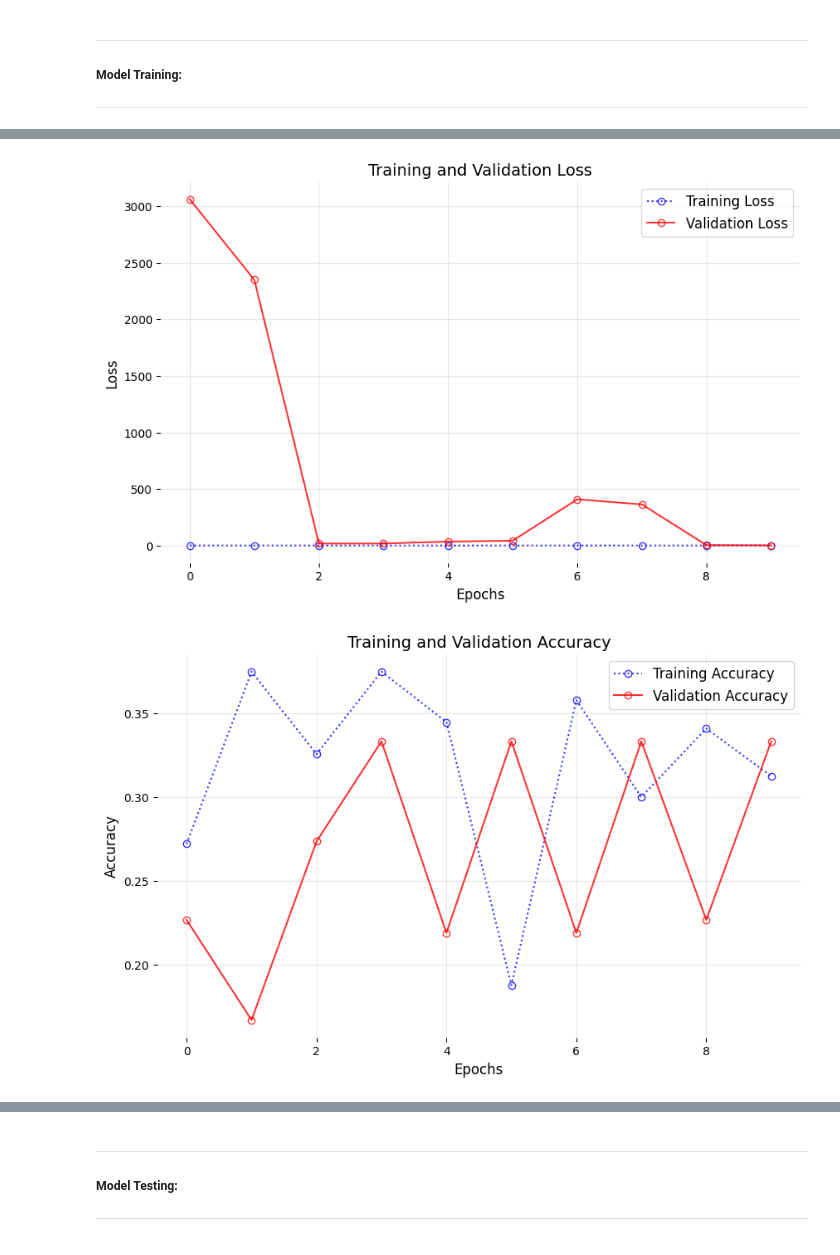
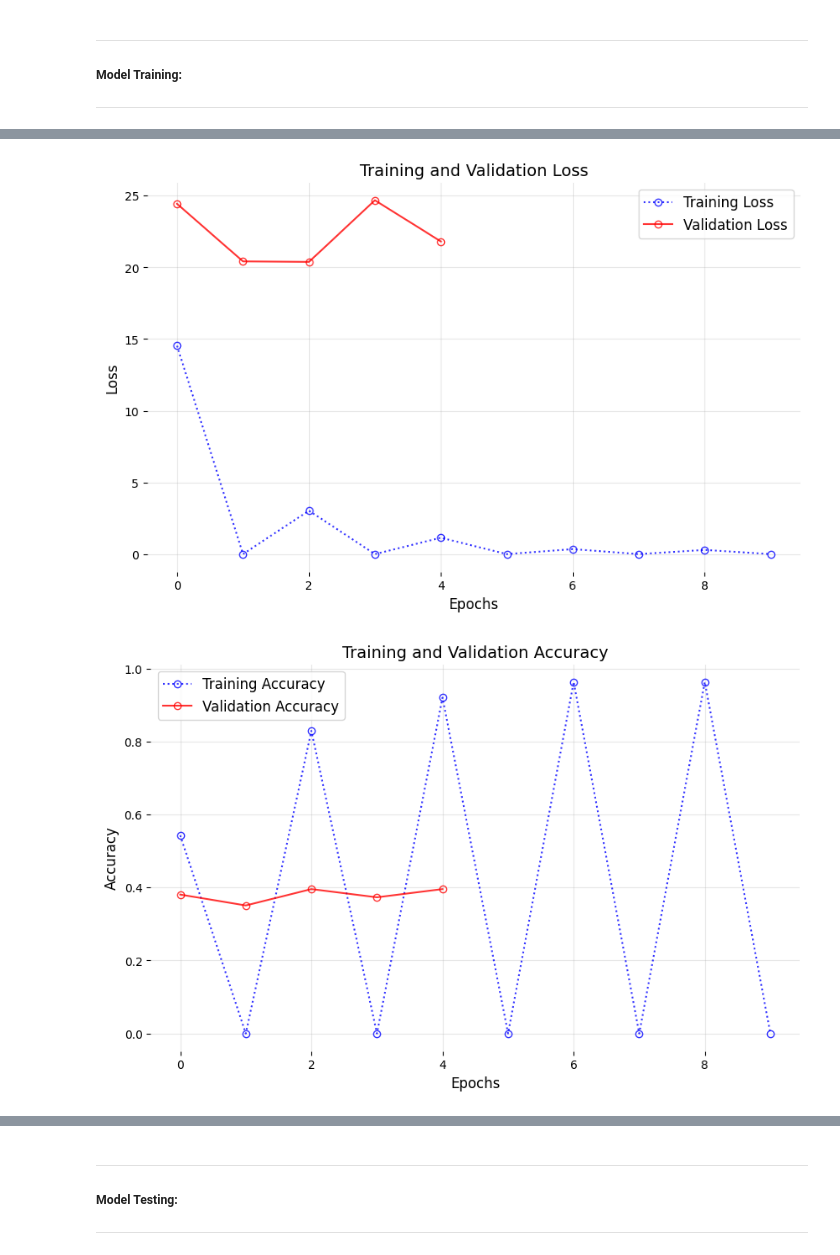
Before and after one commit to jeffock/mri_alz_prog_CNN, a Jupyter notebook: mri_alz_prog.ipynb, the cells around one changed output, grey strips where cells are left out. Drawn from its saved outputs; the diff is of its cells as text; code cells hidden in the pictures.

```diff
--- a/mri_alz_prog.ipynb
+++ b/mri_alz_prog.ipynb
@@ -207,0 +226,15 @@ model.add(layers.Dense(5, activation='softmax'))  # Output layer (no regularizat
+# %%
+
+
+from tensorflow.keras.applications.vgg19 import VGG19
+vgg = VGG19(weights='imagenet',
+            include_top = False,input_shape=(256, 256, 3)
+           )
+for layer in vgg.layers:
+    layer.trainable = False
+from tensorflow.keras import Sequential
+from tensorflow.keras.layers import Flatten,Dense
+model3 = Sequential()
+model3.add(vgg)
+model3.add(Flatten())
+model3.add(Dense(5,activation="softmax"))
@@ -260,18 +296,18 @@ Sample validation labels: [[0. 0. 1. 0. 0.]
  [0. 1. 0. 0. 0.]]
 # %%
 # Compile and run the model
-model.compile(optimizer='Adam',loss='categorical_crossentropy',metrics=['accuracy'])
+model3.compile(optimizer='Adam',loss='categorical_crossentropy',metrics=['accuracy'])
 
 # Calculate step sizes
 import math
-step_size_train = math.ceil(train_generator.n / train_generator.batch_size) - 1
-step_size_val = math.ceil(val_generator.n / val_generator.batch_size) - 1
+step_size_train = math.ceil(train_generator.n / train_generator.batch_size)
+step_size_val = math.ceil(val_generator.n / val_generator.batch_size)
 
 # Reset generators at the beginning of each epoch
 train_generator.reset()
 val_generator.reset()
 
-history = model.fit(
+history = model3.fit(
     train_generator,
     steps_per_epoch=step_size_train,
     epochs=10,
@@ -376,5 +412,5 @@ Epoch 10/10
-[figure, old version]
+[figure, new version]
-[figure, old version]
+[figure, new version]
 # %%
 from sklearn.metrics import roc_curve, auc
 
```
Also changed, not shown: parts of 15 cells of this notebook, 1 other file.
